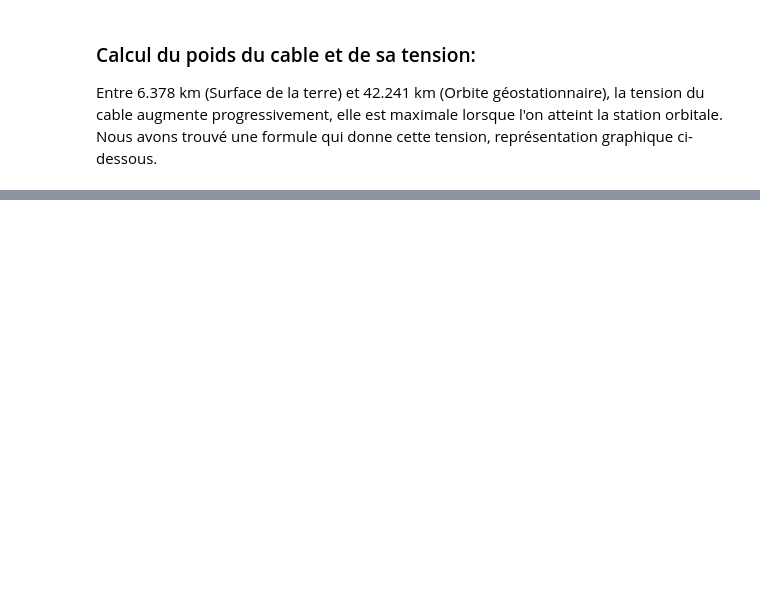
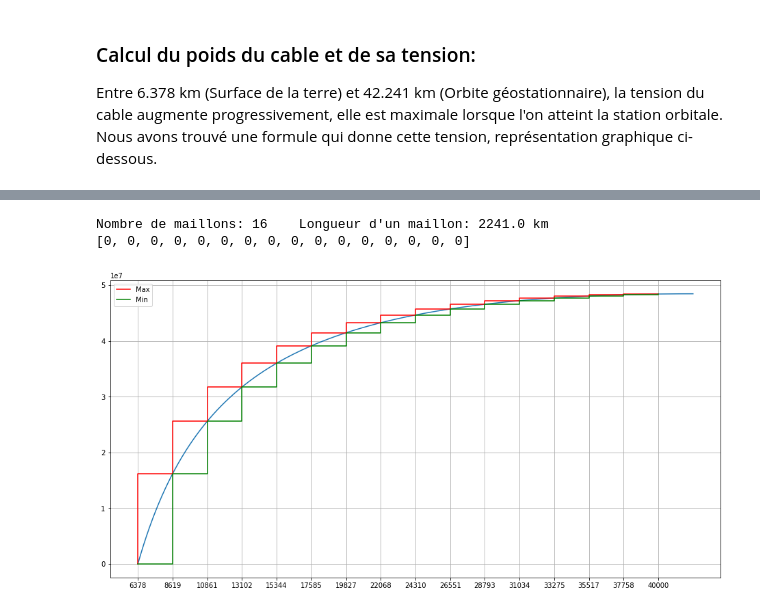
Before and after one commit to christophe-bonnefoy/TPE-SRR-2018, a Jupyter notebook: TPE-Ascenseur-Spatial.ipynb, the cells around one changed output, grey strips where cells are left out. Cells and saved outputs as stored; diff of their text form; code cells hidden in the pictures; blank space fills up the shorter version.

```diff
--- a/TPE-Ascenseur-Spatial.ipynb
+++ b/TPE-Ascenseur-Spatial.ipynb
@@ -182,0 +265,45 @@ CNT: 62984543041.39331
+# %%
+# import matplotlib.pyplot as toto
+
+NombreMaillons = 16
+
+LongueurMaillon = (Rg-Rt)/NombreMaillons
+print("Nombre de maillons:", NombreMaillons, "   Longueur d'un maillon:",round(LongueurMaillon,0), "km")
+
+# Maillons est la liste
+Maillons = [0]*NombreMaillons
+
+print(Maillons)
+Sigma_min, Sigma_max = 0, 0
+
+for i in range (NombreMaillons):
+    imin = Tension (Rt + LongueurMaillon*i ) * LongueurMaillon
+    imax = Tension (Rt + LongueurMaillon*(i+1) ) * LongueurMaillon
+    Sigma_min = Sigma_min + imin
+    Sigma_max = Sigma_max + imax
+    #print ("Maillon:", i, "Min:", imin, "Max:", imax, "Sigma_min:", Sigma_min, "Sigma_max:", Sigma_max)
+
+fig, ax = plt.subplots(figsize=(16, 8))
+
+ax.set_xticks(np.arange(Rt, Rg, LongueurMaillon))
+
+r_km = np.arange(Rt, Rg, 1 )
+
+plt.plot(r_km, Tension(r_km))
+#plt.fill_between(r_km, Tension(r_km), color='blue', alpha=.25)
+
+
+r_km = np.arange(Rt, Rg, LongueurMaillon )
+
+plt.step(r_km, Tension(r_km), where='pre',  label='Max', color="red")
+plt.step(r_km, Tension(r_km), where='post', label='Min', color="green")
+
+ax.grid(markevery=LongueurMaillon)
+
+plt.legend()
+
+plt.show()
+# %% [output]
+Nombre de maillons: 16    Longueur d'un maillon: 2241.0 km
+[0, 0, 0, 0, 0, 0, 0, 0, 0, 0, 0, 0, 0, 0, 0, 0]
+[figure, added]
```
Also changed, not shown: parts of 37 cells of this notebook.
